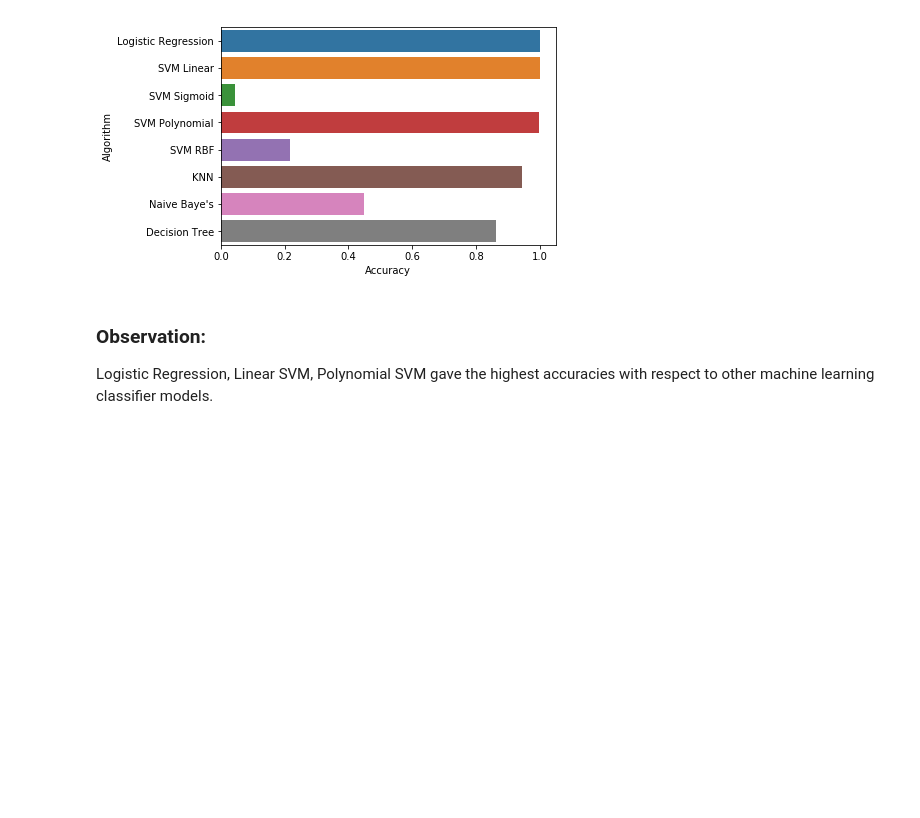
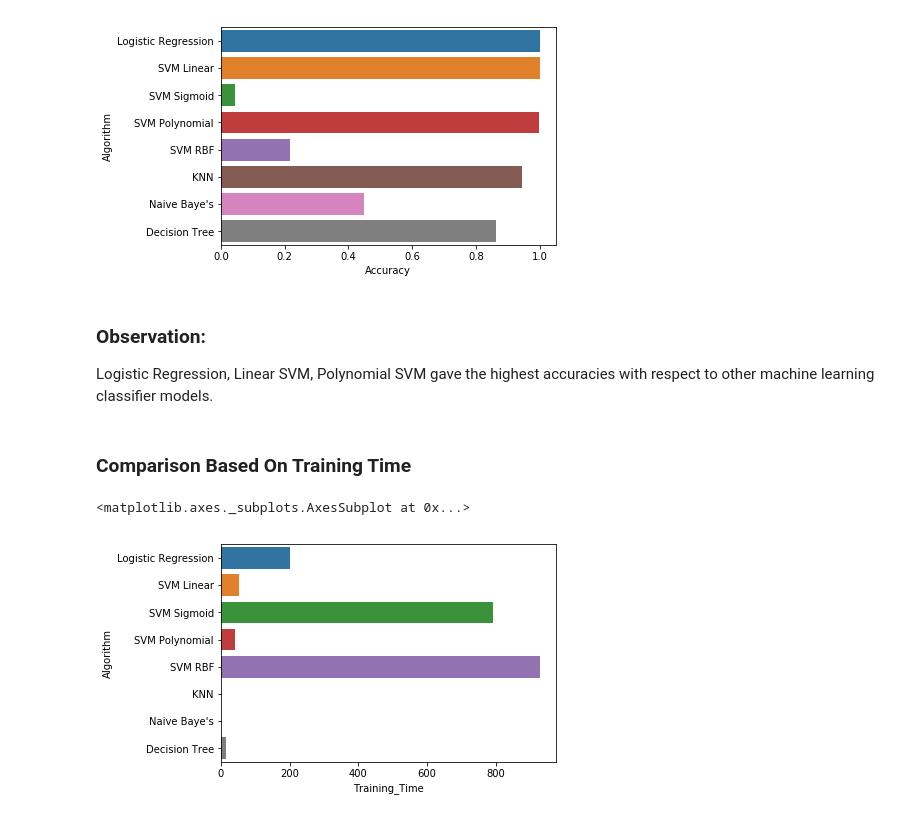
Before and after one commit to samyak1903/Hand-Signs-Dataset, a Jupyter notebook: HandSignsData.ipynb, the cells around one changed output. Drawn from its saved outputs; the diff is of its cells as text; code cells hidden in the pictures; blank space fills up the shorter version.

```diff
--- a/HandSignsData.ipynb
+++ b/HandSignsData.ipynb
@@ -599,8 +718,12 @@ print(confusion_matrix(test_y , y_pred))
 # %%
 Accuracy = [1.0, 1.0,0.04431224960543887, 0.9980575452227752, 0.21694791793128565,0.9442758285783659,0.4490712638096394
 , 0.8617215005463154]
+train_time=[201.370,51.834,791.985,41.445,928.289,1.210,0.447,14.321]
+pred_test_time=[0.323,23.611,178.797,14.551,187.051,295.141,2.352,0.174]
 # %%
 data = { 'Accuracy' : Accuracy,
+        'Training_Time': train_time,
+        'Predicted_Time': pred_test_time,
          'Algorithm': ['Logistic Regression','SVM Linear','SVM Sigmoid','SVM Polynomial','SVM RBF','KNN',"Naive Baye's",
                        'Decision Tree']}
 # %%
@@ -613,3 +738,10 @@ sns.barplot(x = df2.Accuracy, y = df2.Algorithm)
 # %% [markdown]
 ### Observation:
 Logistic Regression, Linear SVM, Polynomial SVM gave the highest accuracies with respect to other machine learning classifier models.
+# %% [markdown]
+### Comparison Based On Training Time
+# %%
+sns.barplot(x = df2.Training_Time, y = df2.Algorithm)
+# %% [output]
+<matplotlib.axes._subplots.AxesSubplot at 0x...>
+[figure, added]
```
Also changed, not shown: parts of 46 cells of this notebook.
